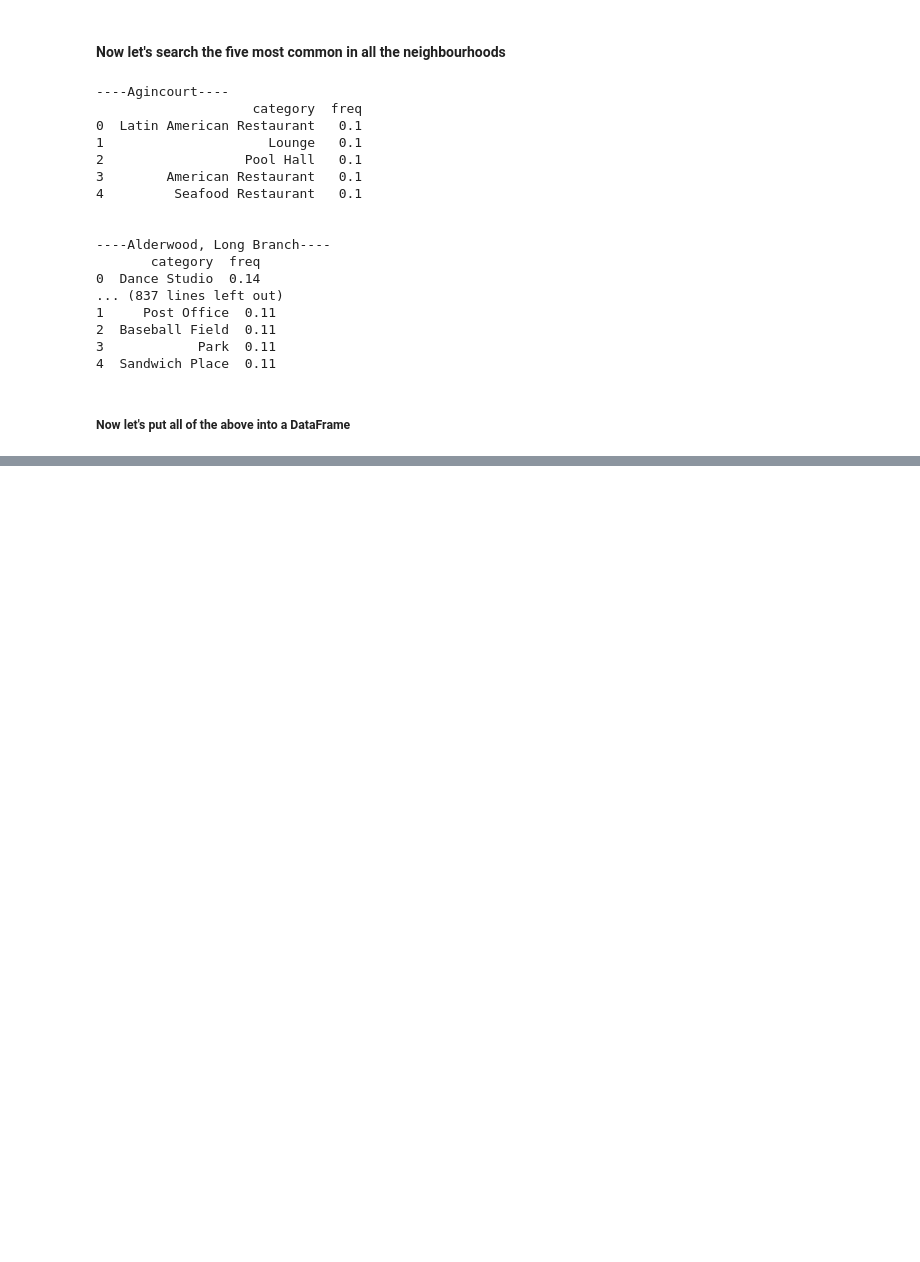
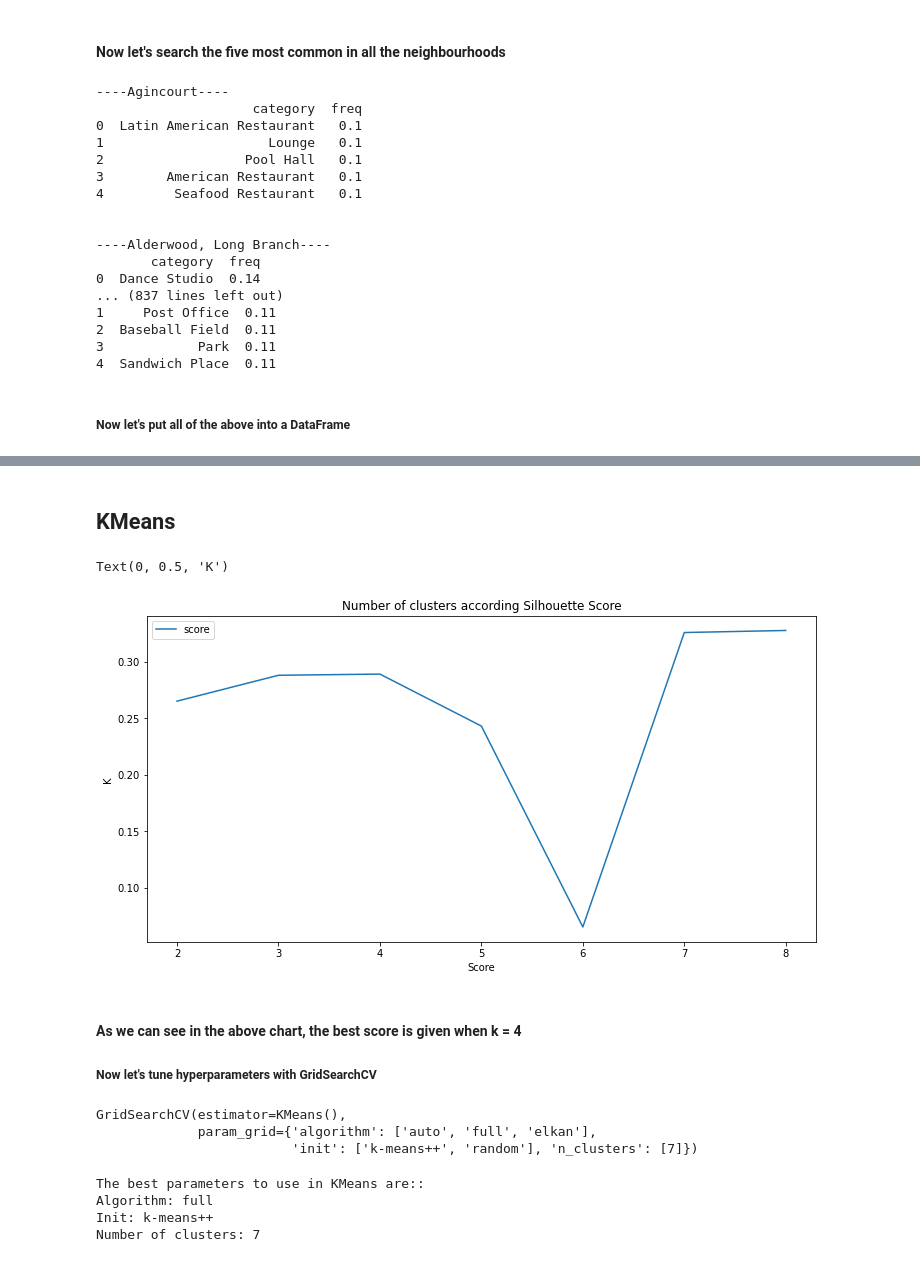
Before and after one commit to ftarantuviez/Toronto-Neighbourhood-Battle, a Jupyter notebook: project_toronto/EDA_notebooks/main.ipynb, the cells around one changed output, grey strips where cells are left out. Drawn from its saved outputs; the diff is of its cells as text; code cells hidden in the pictures; blank space fills up the shorter version.

Commit message:
feat: start clustering

```diff
--- a/project_toronto/EDA_notebooks/main.ipynb
+++ b/project_toronto/EDA_notebooks/main.ipynb
@@ -270,0 +279,4 @@ top_venues.head()
+# %%
+# drop neighbourhood from dataset
+neighbourhoods_groupped_clustering = neighbourhoods_groupped.drop("neighourhood", axis=1)
+neighbourhoods_groupped_clustering.head()
@@ -270,0 +291,2 @@ top_venues.head()
+# %% [markdown]
+## KMeans
@@ -270,0 +299,40 @@ top_venues.head()
+# %%
+scores = []
+for k in np.arange(2,9):
+    clusters = KMeans(n_clusters=k).fit(neighbourhoods_groupped_clustering)
+    score = metrics.silhouette_score(neighbourhoods_groupped_clustering, clusters.labels_)
+    scores.append({"k_number":k, "score": score})
+
+pd.DataFrame(scores).plot(x="k_number", y="score", figsize=(12,6))
+plt.title("Number of clusters according Silhouette Score")
+plt.xlabel("Score")
+plt.ylabel("K")
+# %% [output]
+Text(0, 0.5, 'K')
+[figure, added]
+# %% [markdown]
+#### As we can see in the above chart, the best score is given when k = 4
+##### Now let's tune hyperparameters with GridSearchCV
+# %%
+k_number = 7
+kmeans_parameters = {
+    "n_clusters": [k_number],
+    "init": ["k-means++", "random"],
+    "algorithm": ["auto", "full", "elkan"]
+}
+gs_kmeans = GridSearchCV(KMeans(), param_grid=kmeans_parameters)
+gs_kmeans.fit(neighbourhoods_groupped_clustering)
+# %% [output]
+GridSearchCV(estimator=KMeans(),
+             param_grid={'algorithm': ['auto', 'full', 'elkan'],
+                         'init': ['k-means++', 'random'], 'n_clusters': [7]})
+# %%
+print("The best parameters to use in KMeans are:: ")
+print("Algorithm: " + gs_kmeans.best_params_["algorithm"])
+print("Init: " + gs_kmeans.best_params_["init"])
+print("Number of clusters: " + str(k_number))
+# %% [output]
+The best parameters to use in KMeans are::
+Algorithm: full
+Init: k-means++
+Number of clusters: 7
```
Also changed, not shown: parts of 10 cells of this notebook.
